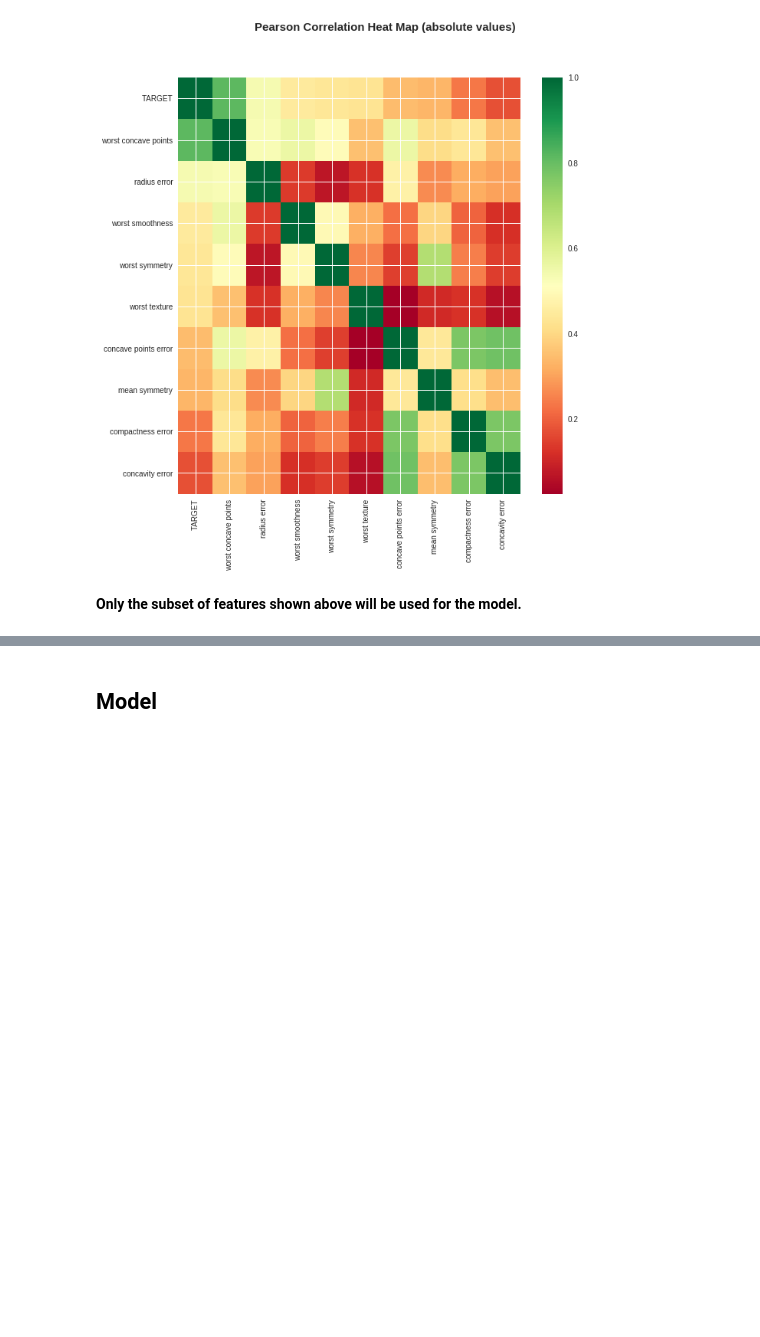
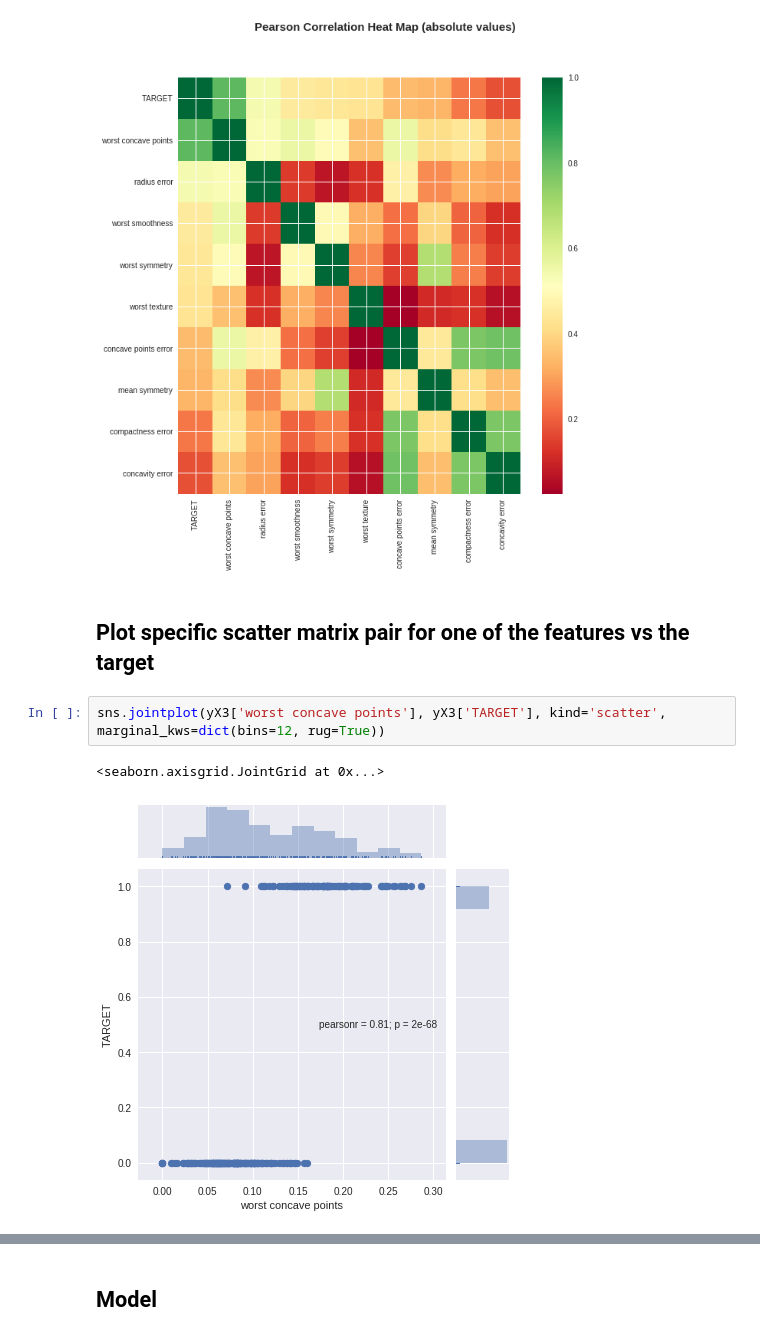
Before and after one commit to gal-a/blog, a Jupyter notebook: docs/notebooks/sklearn/sklearn_logistic_regression_vs_gbm.ipynb, the cells around one changed output, grey strips where cells are left out. Saved outputs shown, nothing was run; the diff lists cells and outputs as text; blank space fills up the shorter version.

Commit message:
add scatter matrix

```diff
--- a/docs/notebooks/sklearn/sklearn_logistic_regression_vs_gbm.ipynb
+++ b/docs/notebooks/sklearn/sklearn_logistic_regression_vs_gbm.ipynb
@@ -327,5 +328,10 @@ Name: TARGET, dtype: float64
 After the pair feature reduction, X2.shape: (284, 9)
 Function correlation_matrix: X.shape, y.shape, yX.shape: (284, 9) (284,) (284, 10)
 [figure]
-# %% [markdown]
-**Only the subset of features shown above will be used for the model.**
+# %% [markdown]
+## Plot specific scatter matrix pair for one of the features vs the target
+# %%
+sns.jointplot(yX3['worst concave points'], yX3['TARGET'], kind='scatter', marginal_kws=dict(bins=12, rug=True))
+# %% [output]
+<seaborn.axisgrid.JointGrid at 0x...>
+[figure, added]
```
Also changed, not shown: parts of 10 cells of this notebook.
